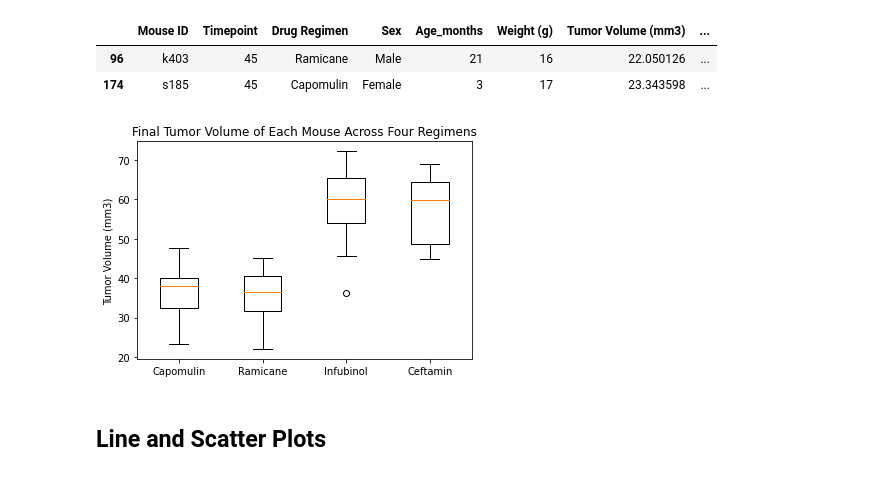
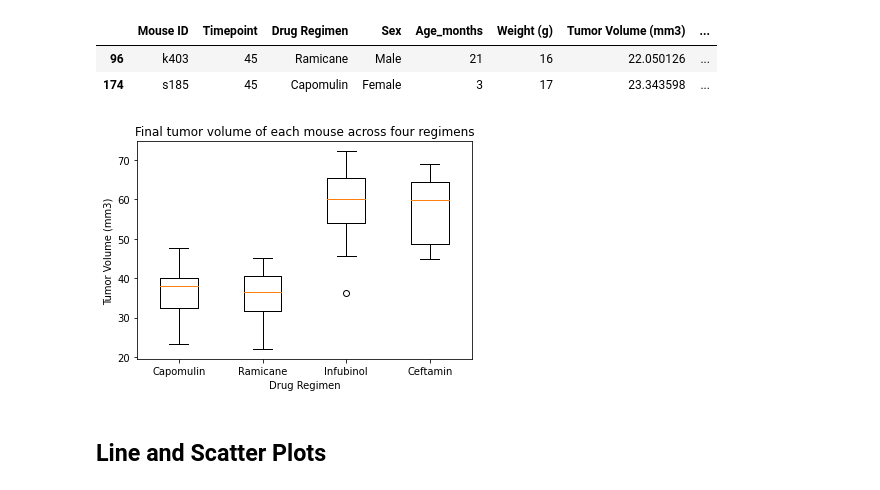
Before and after one commit to vasantap/The-Power-of-Plots, a Jupyter notebook: pymaceuticals_starter.ipynb, the cells around one changed output. Saved outputs shown, nothing was run; the diff lists cells and outputs as text; code cells hidden in the pictures.

```diff
--- a/pymaceuticals_starter.ipynb
+++ b/pymaceuticals_starter.ipynb
@@ -276,12 +276,13 @@ Values above 87.66645829999999 could be outliers.
 # %%
 # Generate a box plot of the final tumor volume of each mouse across four regimens of interest
 # using matplotlib.
 plt.boxplot(tumor_vol_data)
 plt.xticks([1,2,3,4],treatments)
+plt.xlabel('Drug Regimen')
 plt.ylabel('Tumor Volume (mm3)')
-plt.title('Final Tumor Volume of Each Mouse Across Four Regimens')
+plt.title('Final tumor volume of each mouse across four regimens')
 plt.show()
 # %% [output]
-[figure, old version]
+[figure, new version]
 # %% [markdown]
 ## Line and Scatter Plots
```
Also changed, not shown: parts of 6 cells of this notebook.
